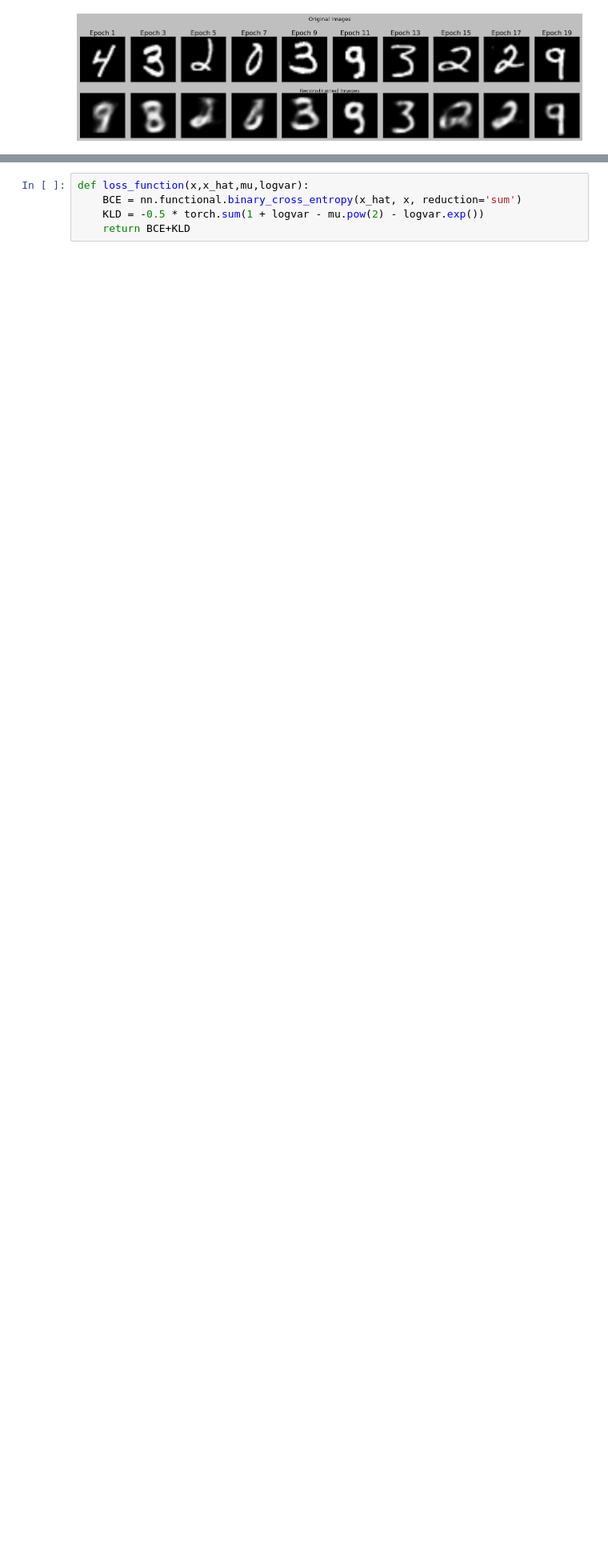
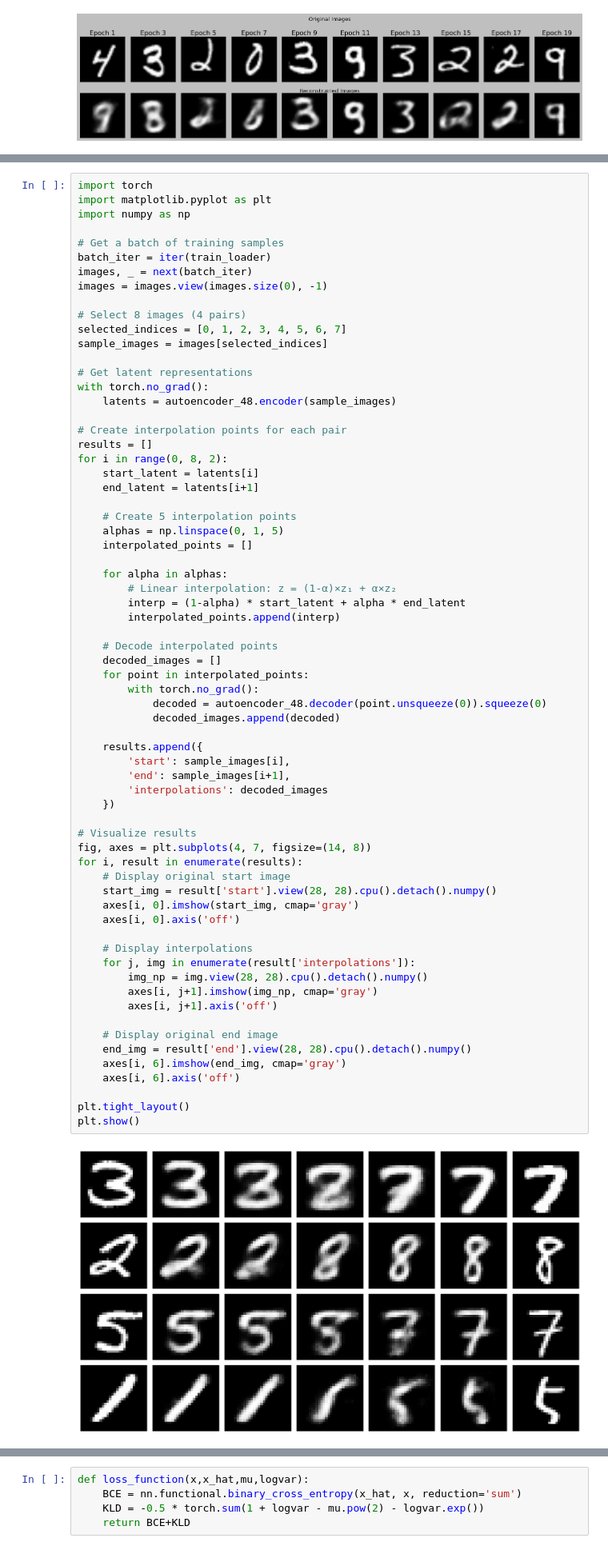
Before and after one commit to mridulpant2010/CS5480-deeplearning, a Jupyter notebook: assignment/a4_cs24mtech15009.ipynb, the cells around one changed output, grey strips where cells are left out. Shown at 80% size. Saved outputs shown, nothing was run; the diff lists cells and outputs as text; blank space fills up the shorter version.

```diff
--- a/assignment/a4_cs24mtech15009.ipynb
+++ b/assignment/a4_cs24mtech15009.ipynb
@@ -238,0 +238,69 @@ plot_ae_outputs(final_output, n=10, epochs=10)
+# %%
+import torch
+import matplotlib.pyplot as plt
+import numpy as np
+
+# Get a batch of training samples
+batch_iter = iter(train_loader)
+images, _ = next(batch_iter)
+images = images.view(images.size(0), -1)
+
+# Select 8 images (4 pairs)
+selected_indices = [0, 1, 2, 3, 4, 5, 6, 7]
+sample_images = images[selected_indices]
+
+# Get latent representations
+with torch.no_grad():
+    latents = autoencoder_48.encoder(sample_images)
+
+# Create interpolation points for each pair
+results = []
+for i in range(0, 8, 2):
+    start_latent = latents[i]
+    end_latent = latents[i+1]
+
+    # Create 5 interpolation points
+    alphas = np.linspace(0, 1, 5)
+    interpolated_points = []
+
+    for alpha in alphas:
+        # Linear interpolation: z = (1-α)×z₁ + α×z₂
+        interp = (1-alpha) * start_latent + alpha * end_latent
+        interpolated_points.append(interp)
+
+    # Decode interpolated points
+    decoded_images = []
+    for point in interpolated_points:
+        with torch.no_grad():
+            decoded = autoencoder_48.decoder(point.unsqueeze(0)).squeeze(0)
+            decoded_images.append(decoded)
+
+    results.append({
+        'start': sample_images[i],
+        'end': sample_images[i+1],
+        'interpolations': decoded_images
+    })
+
+# Visualize results
+fig, axes = plt.subplots(4, 7, figsize=(14, 8))
+for i, result in enumerate(results):
+    # Display original start image
+    start_img = result['start'].view(28, 28).cpu().detach().numpy()
+    axes[i, 0].imshow(start_img, cmap='gray')
+    axes[i, 0].axis('off')
+
+    # Display interpolations
+    for j, img in enumerate(result['interpolations']):
+        img_np = img.view(28, 28).cpu().detach().numpy()
+        axes[i, j+1].imshow(img_np, cmap='gray')
+        axes[i, j+1].axis('off')
+
+    # Display original end image
+    end_img = result['end'].view(28, 28).cpu().detach().numpy()
+    axes[i, 6].imshow(end_img, cmap='gray')
+    axes[i, 6].axis('off')
+
+plt.tight_layout()
+plt.show()
+# %% [output]
+[figure, added]
```
Also changed, not shown: parts of 20 cells of this notebook.
